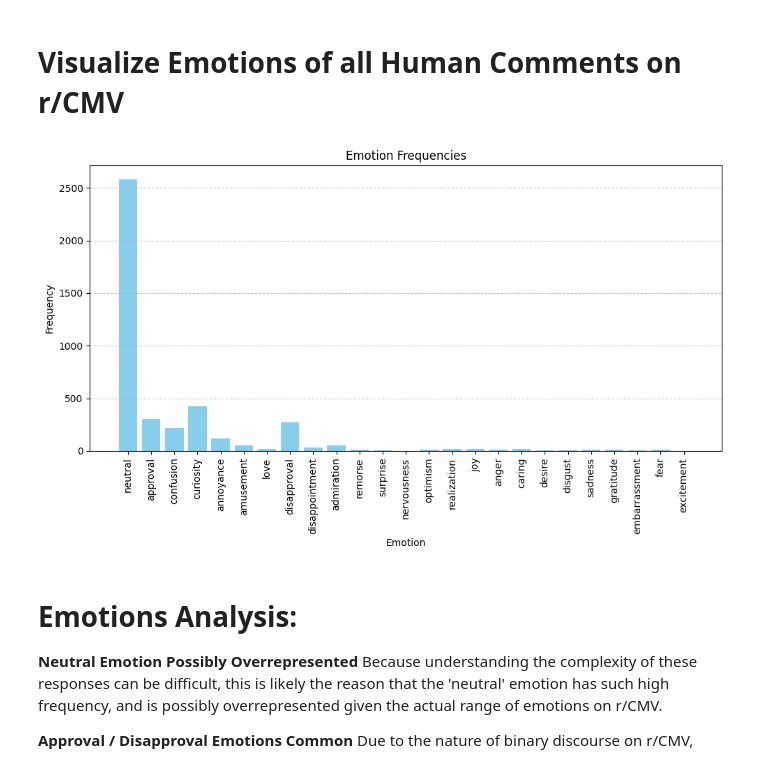
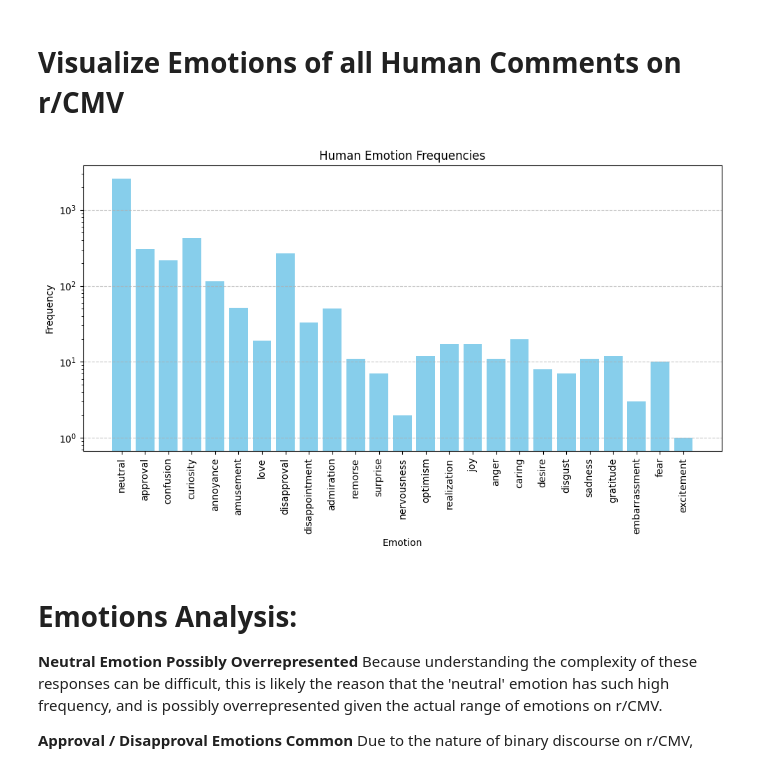
Before and after one commit to EliMartian/reddit_post_sentiment_analysis, a Jupyter notebook: reddit_comments_sentiment_analysis.ipynb, the cells around one changed output. Cells and saved outputs as stored; diff of their text form; code cells hidden in the pictures.

```diff
--- a/reddit_comments_sentiment_analysis.ipynb
+++ b/reddit_comments_sentiment_analysis.ipynb
@@ -489,24 +602,25 @@ amusement: 1
 # %%
 import matplotlib.pyplot as plt
 
 # Extract emotion labels and corresponding frequencies from our final list
-emotions = list(emotion_frequency_gpt.keys())
-frequencies = list(emotion_frequency_gpt.values())
+emotions = list(emotion_frequency.keys())
+frequencies = list(emotion_frequency.values())
 
 # Bar plot
 plt.figure(figsize=(10, 6))
 plt.bar(emotions, frequencies, color='skyblue')
 plt.xlabel('Emotion')
 plt.ylabel('Frequency')
-plt.title('Emotion Frequencies')
+plt.yscale('log')  # Set y-axis scale to logarithmic
+plt.title('Human Emotion Frequencies')
 # Rotate x-axis labels for better readability
 plt.xticks(rotation=90)
 plt.grid(axis='y', linestyle='--', alpha=0.7)
 # Adjust layout to prevent label clips
 plt.tight_layout()
 plt.show()
 # %% [output]
-[figure, old version]
+[figure, new version]
 # %% [markdown]
 # Emotions Analysis:
 
```
Also changed, not shown: parts of 40 cells of this notebook, 1 other file.
